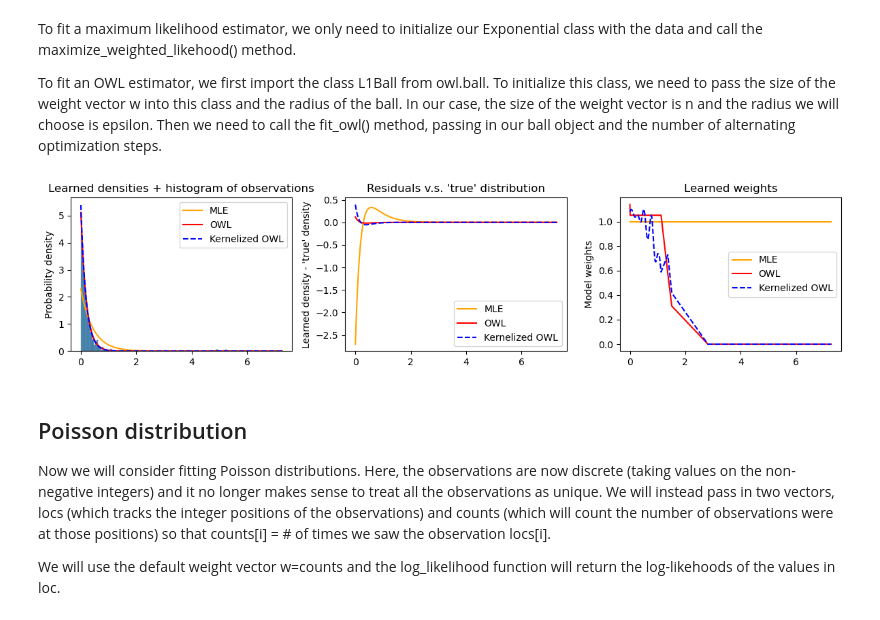
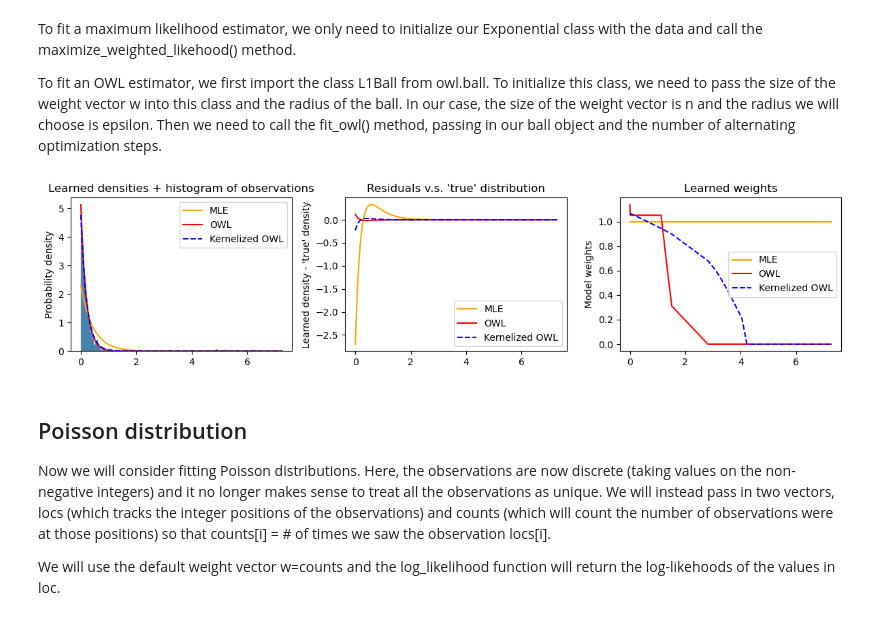
Before and after one commit to cjtosh/owl, a Jupyter notebook: examples/Simple OWL models.ipynb, the cells around one changed output. Saved outputs shown, nothing was run; the diff lists cells and outputs as text; code cells hidden in the pictures.

```diff
--- a/examples/Simple OWL models.ipynb
+++ b/examples/Simple OWL models.ipynb
@@ -85,9 +85,9 @@ owl.fit_owl(ball=l1ball, n_iters=10, verbose=True)
 
 
 from owl.kde import RBFKDE
-kde = RBFKDE(X=x[:,np.newaxis], bandwidth=0.01)
+kde = RBFKDE(X=x[:,np.newaxis], bandwidth=2.0)
 kern_owl = Exponential(X=x)
-kern_owl.fit_owl(ball=l1ball, kde=kde, n_iters=10, verbose=True)
+kern_owl.fit_owl(ball=l1ball, kde=kde, n_iters=10,  verbose=True)
 
 
 ## Plot model fit of mle v.s. true model
@@ -98,34 +98,36 @@ owl_y = owl.lam*np.exp(-owl.lam*locs)
 kern_owl_y = kern_owl.lam*np.exp(-kern_owl.lam*locs)
 
 fig, axs = plt.subplots(nrows=1, ncols=3, figsize=(12,3))
 axs[0].plot(locs, mle_y, c='orange', label="MLE")
 axs[0].plot(locs, owl_y, c='red', label="OWL")
 axs[0].plot(locs, kern_owl_y, c='blue', linestyle='--', label="Kernelized OWL")
 sns.histplot(x, stat='density', ax=axs[0])
 axs[0].legend()
 axs[0].set_ylabel("Probability density")
 axs[0].set_title('Learned densities + histogram of observations')
 
 ## Plot residuals
 axs[1].plot(locs, (mle_y -  true_y), c='orange', label="MLE")
 axs[1].plot(locs, (owl_y -  true_y), c='red', label="OWL")
 axs[1].plot(locs, (kern_owl_y-  true_y), c='blue', linestyle='--', label="Kernelized OWL")
 axs[1].set_ylabel("Learned density - 'true' density")
 axs[1].legend()
 axs[1].set_title("Residuals v.s. 'true' distribution")
 
 ## Plot weights
 idx = np.argsort(x)
 axs[2].plot(mle.X[idx], mle.w[idx], c='orange', label='MLE')
 axs[2].plot(owl.X[idx], owl.w[idx], c='red', label='OWL')
 axs[2].plot(kern_owl.X[idx], kern_owl.w[idx], c='blue', linestyle='--', label='Kernelized OWL')
+# axs[2].plot(kern_owl.X[idx], kern_owl.w[idx], c='blue', linestyle='--', label='Kernelized OWL')
+
 axs[2].set_ylabel("Model weights")
 axs[2].legend()
 axs[2].set_title("Learned weights")
 plt.tight_layout()
 plt.show()
 # %% [output]
-[figure, old version]
+[figure, new version]
 # %% [markdown]
 ## Poisson distribution
 
```
Also changed, not shown: parts of 3 cells of this notebook, 1 other file.
